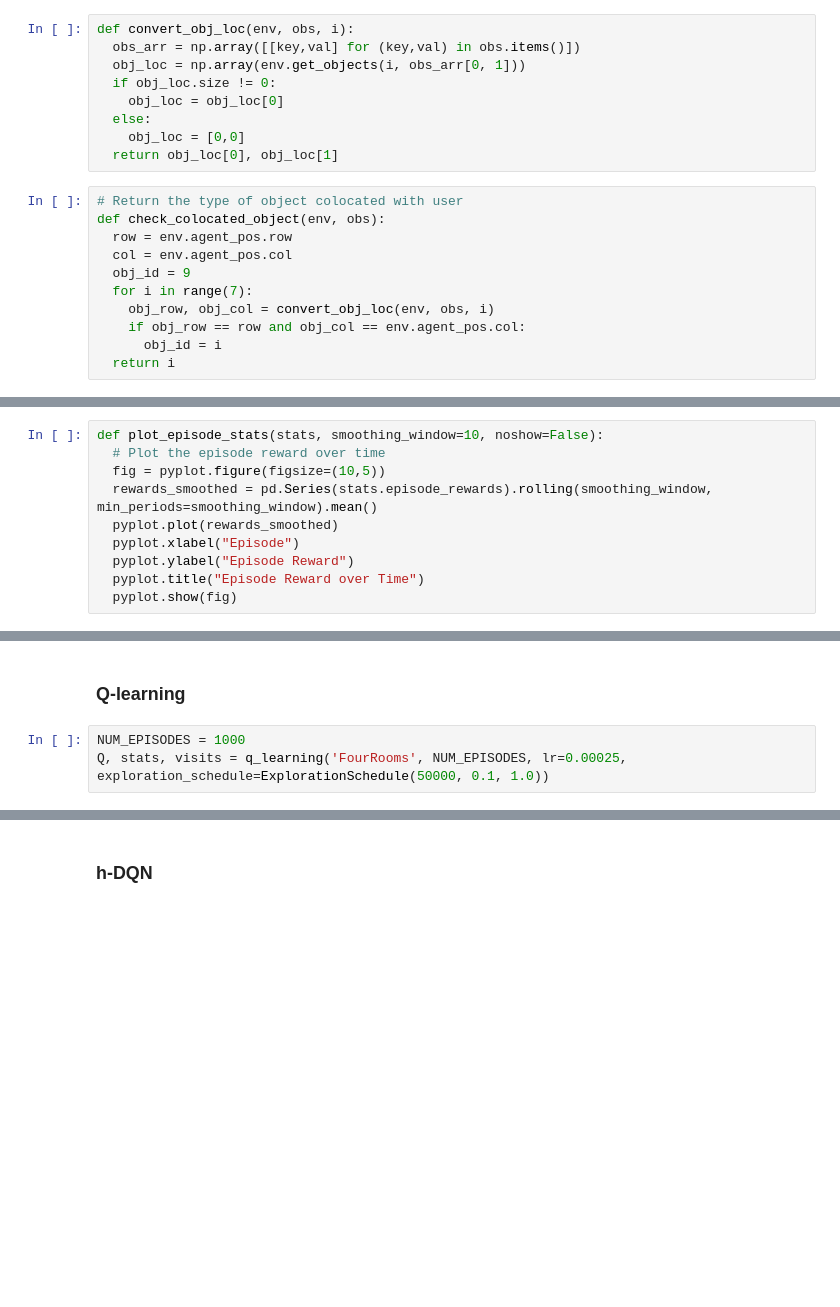
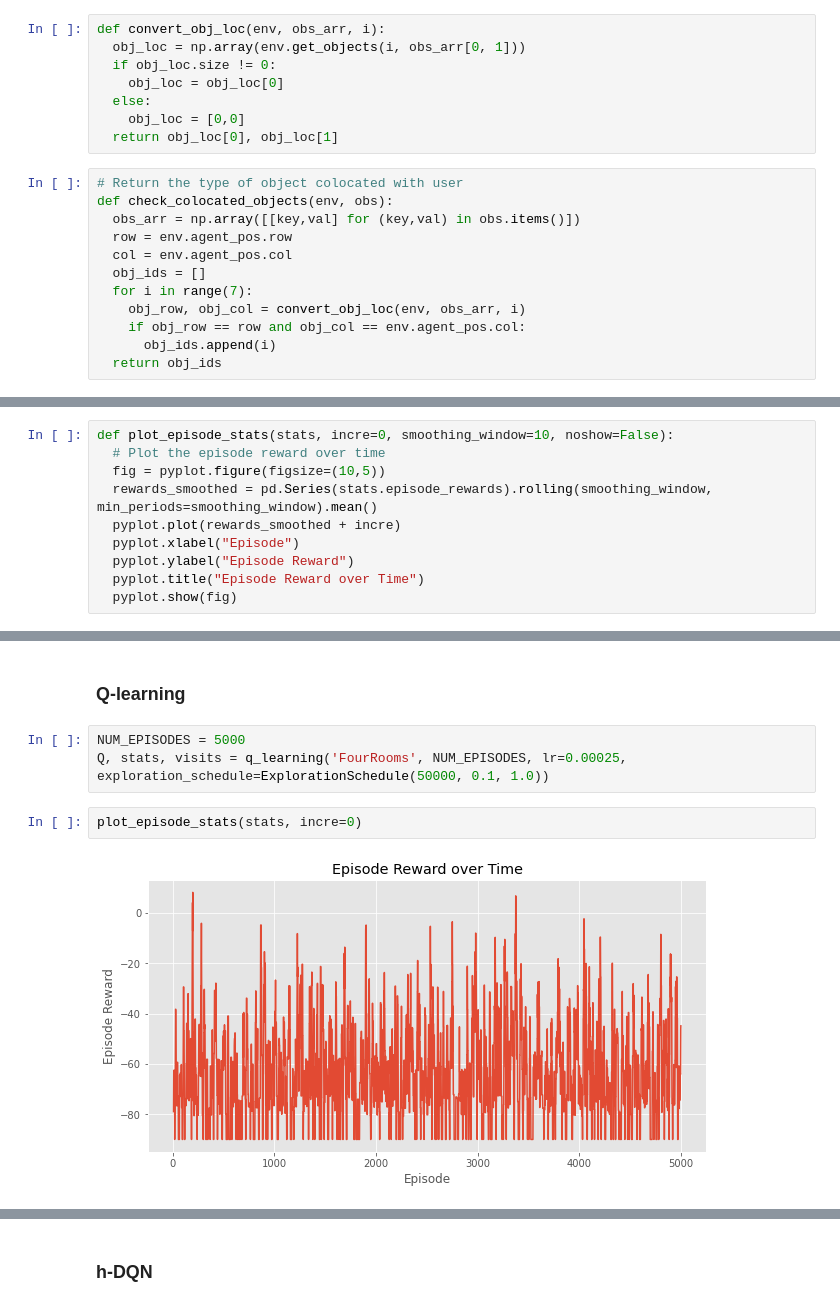
Before and after one commit to tuengominh/imrl-hdqn, a Jupyter notebook: pytorch_taim.ipynb, the cells around one changed output, grey strips where cells are left out. Saved outputs shown, nothing was run; the diff lists cells and outputs as text; blank space fills up the shorter version.

```diff
--- a/pytorch_taim.ipynb
+++ b/pytorch_taim.ipynb
@@ -486,8 +488,7 @@ def check_tasks(env, achieved):
 OBJECTS = ['sticks','axe','hammer','rock','tree','bread','house','wheat']
 TASK_LIST = ['MakeBread','EatBread','BuildHouse','ChopTree','ChopRock','GoToHouse','MoveAxe','MoveHammer','MoveSticks']
 # %%
-def convert_obj_loc(env, obs, i):
-  obs_arr = np.array([[key,val] for (key,val) in obs.items()])
+def convert_obj_loc(env, obs_arr, i):
   obj_loc = np.array(env.get_objects(i, obs_arr[0, 1]))
   if obj_loc.size != 0:
     obj_loc = obj_loc[0]
@@ -496,15 +497,16 @@ def convert_obj_loc(env, obs, i):
   return obj_loc[0], obj_loc[1]
 # %%
 # Return the type of object colocated with user
-def check_colocated_object(env, obs):
+def check_colocated_objects(env, obs):
+  obs_arr = np.array([[key,val] for (key,val) in obs.items()])
   row = env.agent_pos.row
   col = env.agent_pos.col
-  obj_id = 9
+  obj_ids = []
   for i in range(7):
-    obj_row, obj_col = convert_obj_loc(env, obs, i)
+    obj_row, obj_col = convert_obj_loc(env, obs_arr, i)
     if obj_row == row and obj_col == env.agent_pos.col:
-      obj_id = i
-  return i
+      obj_ids.append(i)
+  return obj_ids
 # %% [markdown]
 # Agents
 
@@ -926,9 +1102,9 @@ class hDQN():
 # %%
-def plot_episode_stats(stats, smoothing_window=10, noshow=False):
+def plot_episode_stats(stats, incre=0, smoothing_window=10, noshow=False):
   # Plot the episode reward over time
   fig = pyplot.figure(figsize=(10,5))
   rewards_smoothed = pd.Series(stats.episode_rewards).rolling(smoothing_window, min_periods=smoothing_window).mean()
-  pyplot.plot(rewards_smoothed)
+  pyplot.plot(rewards_smoothed + incre)
   pyplot.xlabel("Episode")
   pyplot.ylabel("Episode Reward")
   pyplot.title("Episode Reward over Time")
@@ -955,5 +1131,9 @@ def plot_visited_states(env_name, visits, num_episodes):
 # %% [markdown]
 ### Q-learning
 # %%
-NUM_EPISODES = 1000
+NUM_EPISODES = 5000
 Q, stats, visits = q_learning('FourRooms', NUM_EPISODES, lr=0.00025, exploration_schedule=ExplorationSchedule(50000, 0.1, 1.0))
+# %%
+plot_episode_stats(stats, incre=0)
+# %% [output]
+[figure, added]
```
Also changed, not shown: parts of 62 cells of this notebook.
